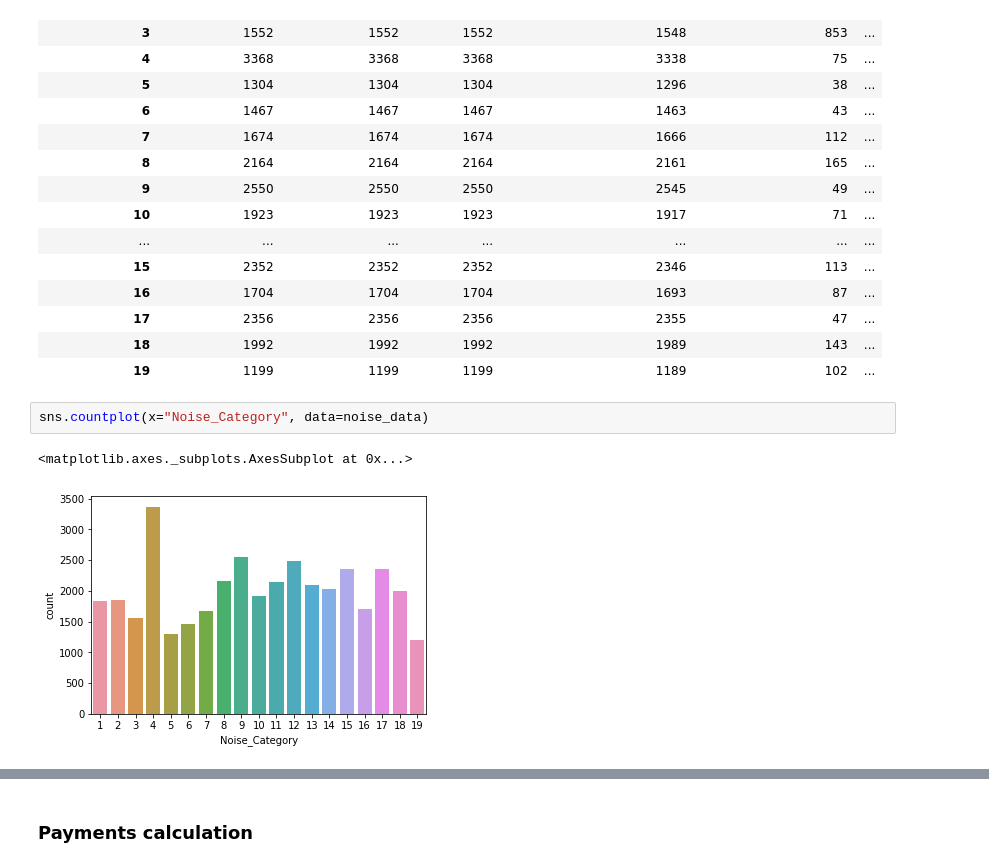
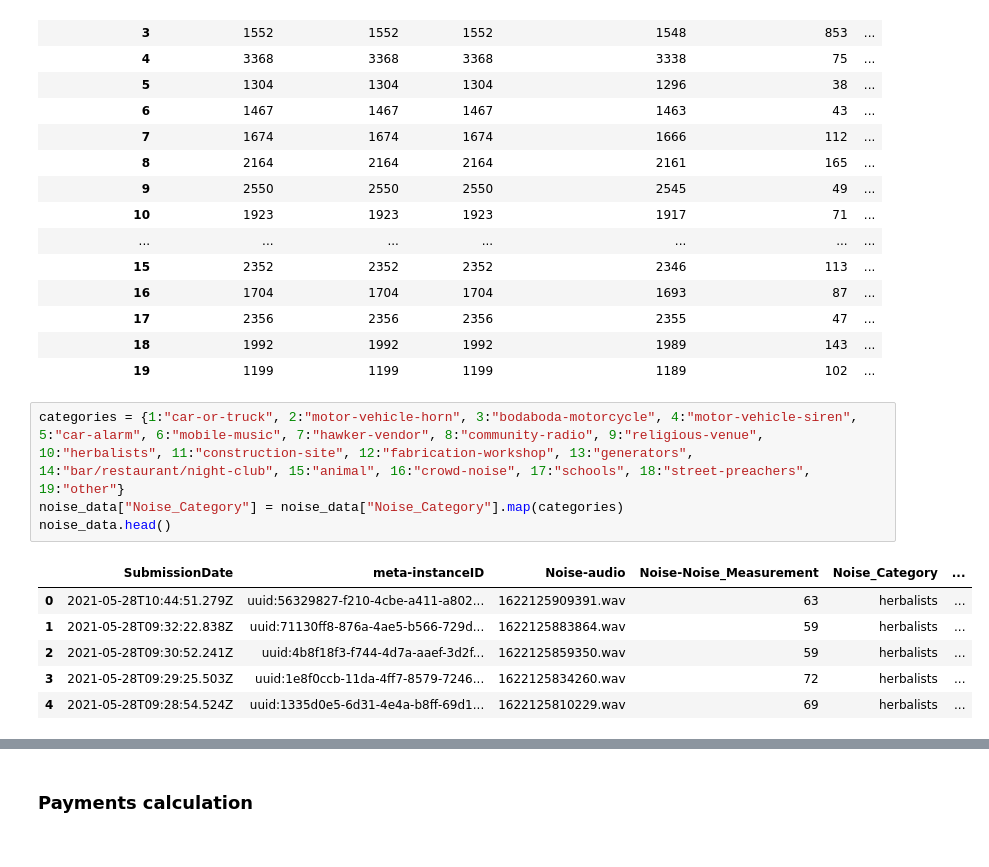
Before and after one commit to NLSanyu/odk-data-pipeline-sample, a Jupyter notebook: notebooks/Exploratory Data Analysis for Noise Pollution.ipynb, the cells around one changed output, grey strips where cells are left out. Cells and saved outputs as stored; diff of their text form.

```diff
--- a/notebooks/Exploratory Data Analysis for Noise Pollution.ipynb
+++ b/notebooks/Exploratory Data Analysis for Noise Pollution.ipynb
@@ -95,8 +100,14 @@ category_gb
 | 17 | 2356 | 2356 | 2356 | 2355 | 47 | ... |
 | 18 | 1992 | 1992 | 1992 | 1989 | 143 | ... |
 | 19 | 1199 | 1199 | 1199 | 1189 | 102 | ... |
-# %%
-sns.countplot(x="Noise_Category", data=noise_data)
-# %% [output]
-<matplotlib.axes._subplots.AxesSubplot at 0x...>
-[figure, removed]
+# %%
+categories = {1:"car-or-truck", 2:"motor-vehicle-horn", 3:"bodaboda-motorcycle", 4:"motor-vehicle-siren", 5:"car-alarm", 6:"mobile-music", 7:"hawker-vendor", 8:"community-radio", 9:"religious-venue", 10:"herbalists", 11:"construction-site", 12:"fabrication-workshop", 13:"generators", 14:"bar/restaurant/night-club", 15:"animal", 16:"crowd-noise", 17:"schools", 18:"street-preachers", 19:"other"}
+noise_data["Noise_Category"] = noise_data["Noise_Category"].map(categories)
+noise_data.head()
+# %% [output]
+|  | SubmissionDate | meta-instanceID | Noise-audio | Noise-Noise_Measurement | Noise_Category | ... |
+| 0 | 2021-05-28T10:44:51.279Z | uuid:56329827-f210-4cbe-a411-a802... | 1622125909391.wav | 63 | herbalists | ... |
+| 1 | 2021-05-28T09:32:22.838Z | uuid:71130ff8-876a-4ae5-b566-729d... | 1622125883864.wav | 59 | herbalists | ... |
+| 2 | 2021-05-28T09:30:52.241Z | uuid:4b8f18f3-f744-4d7a-aaef-3d2f... | 1622125859350.wav | 59 | herbalists | ... |
+| 3 | 2021-05-28T09:29:25.503Z | uuid:1e8f0ccb-11da-4ff7-8579-7246... | 1622125834260.wav | 72 | herbalists | ... |
+| 4 | 2021-05-28T09:28:54.524Z | uuid:1335d0e5-6d31-4e4a-b8ff-69d1... | 1622125810229.wav | 69 | herbalists | ... |
```
Also changed, not shown: parts of 7 cells of this notebook.
